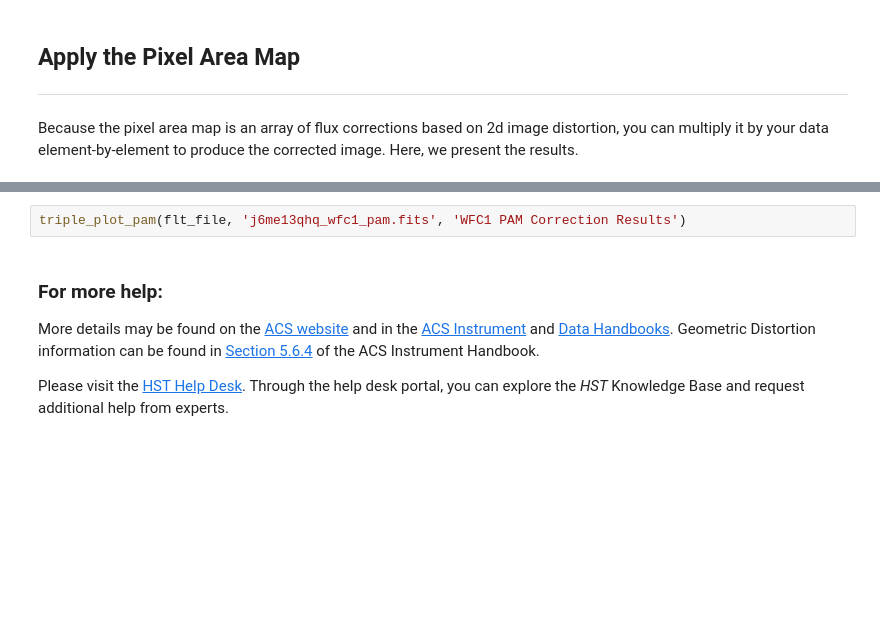
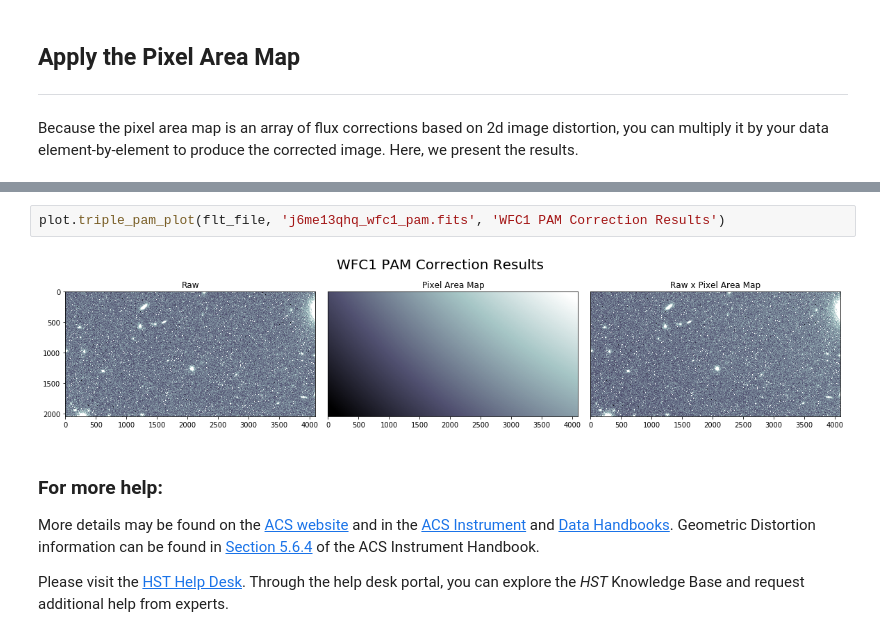
Before and after one commit to spacetelescope/acs-notebook, a Jupyter notebook: acs_pixel_area_maps/acs_pixel_area_maps.ipynb, the cells around one changed output, grey strips where cells are left out. Drawn from its saved outputs; the diff is of its cells as text; blank space fills up the shorter version.

```diff
--- a/acs_pixel_area_maps/acs_pixel_area_maps.ipynb
+++ b/acs_pixel_area_maps/acs_pixel_area_maps.ipynb
@@ -164,5 +152,7 @@ triple_plot_pam(flt_file, 'j6me13qhq_wfc2_pam.fits', 'WFC2 PAM Correction Result
 # %%
-triple_plot_pam(flt_file, 'j6me13qhq_wfc1_pam.fits', 'WFC1 PAM Correction Results')
+plot.triple_pam_plot(flt_file, 'j6me13qhq_wfc1_pam.fits', 'WFC1 PAM Correction Results')
+# %% [output]
+[figure, added]
 # %% [markdown]
 ### For more help:
 
```
Also changed, not shown: parts of 12 cells of this notebook, 4 other files.
